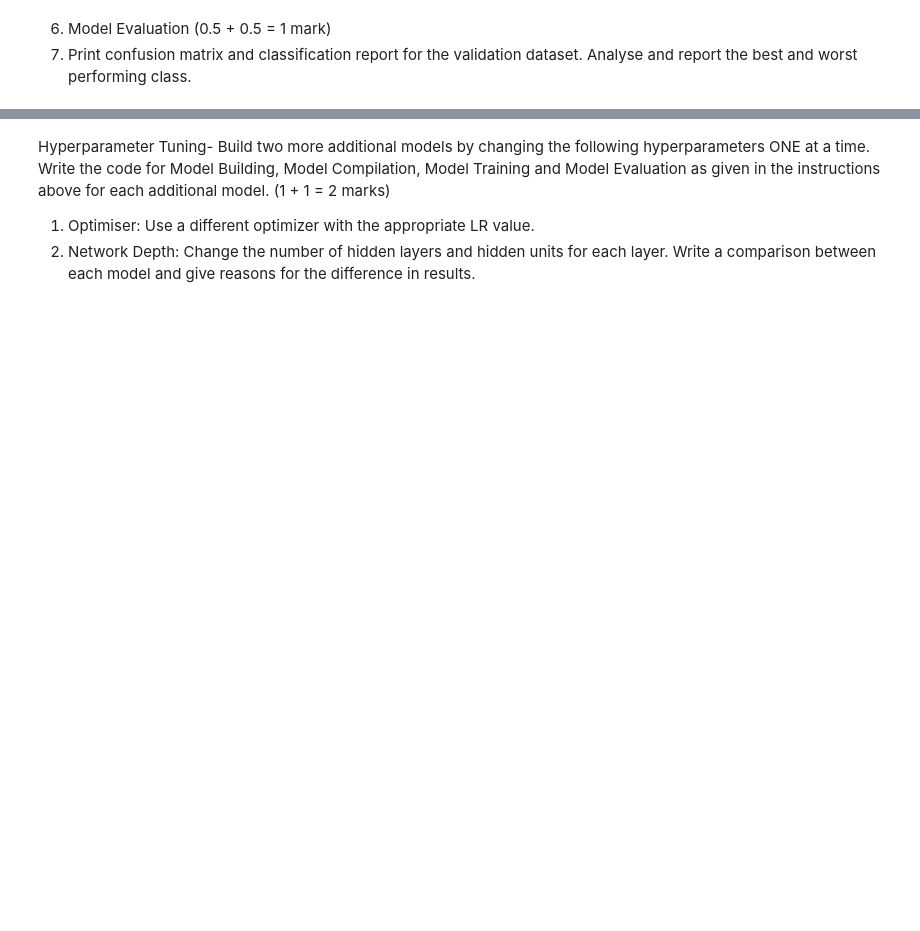
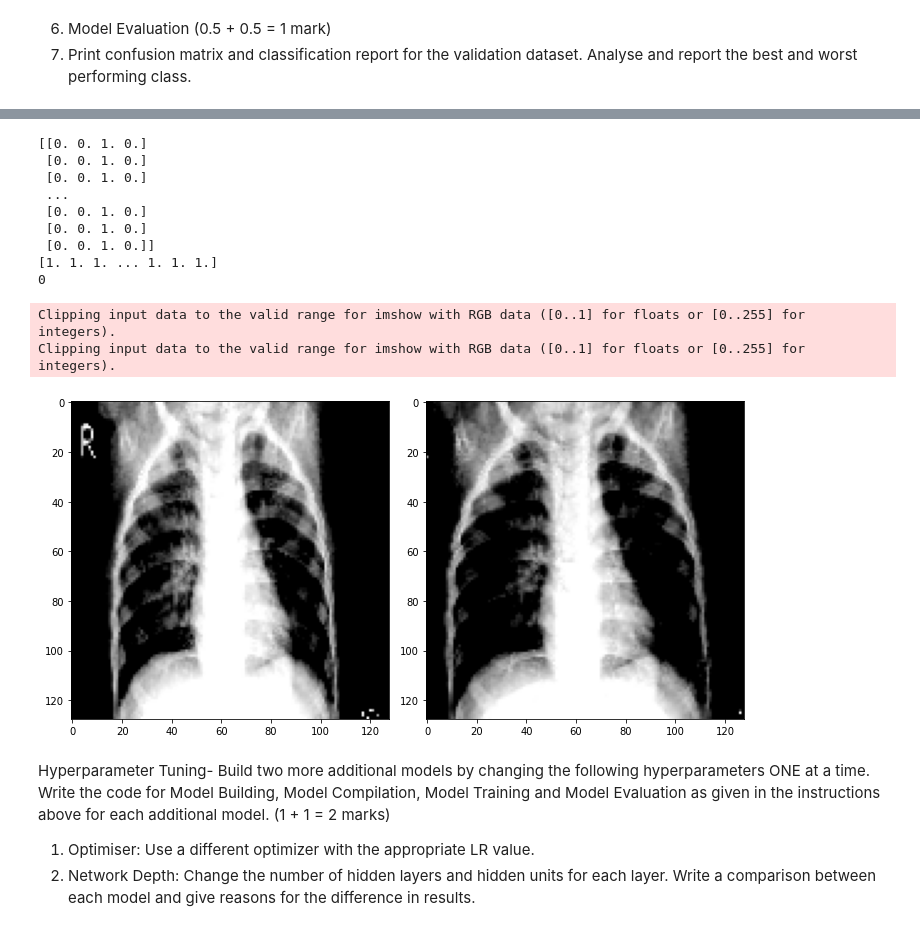
Before and after one commit to arindamdeyofficial/XRay_Pneumonia_Deep_Nural_Network_Analysis, a Jupyter notebook: XRay_Pneumonia_Deep_Nural_Network_Analysis.ipynb, the cells around one changed output, grey strips where cells are left out. Drawn from its saved outputs; the diff is of its cells as text; code cells hidden in the pictures; blank space fills up the shorter version.

```diff
--- a/XRay_Pneumonia_Deep_Nural_Network_Analysis.ipynb
+++ b/XRay_Pneumonia_Deep_Nural_Network_Analysis.ipynb
@@ -395,3 +453,33 @@ array([[8, 0],
+# %%
+def plotImagesFalsePositive(images_arr):
+    fig, axes = plt.subplots(1, 2, figsize=(10,10))
+    axes = axes.flatten()
+    for img, ax in zip( images_arr, axes):
+        ax.imshow(img)
+    plt.tight_layout()
+    plt.show()
+# %%
+print(y_preds_base)
+maxprobabArr = np.amax(y_preds_base, axis=1) #get max value at each row
+print(maxprobabArr)
+index = np.argmin(maxprobabArr) #get min index
+print(index)
+#print the image
+im = [train_generator[0][0][0] for i in range(2)]
+plotImagesFalsePositive(im)
+# %% [output]
+[[0. 0. 1. 0.]
+ [0. 0. 1. 0.]
+ [0. 0. 1. 0.]
+ ...
+ [0. 0. 1. 0.]
+ [0. 0. 1. 0.]
+ [0. 0. 1. 0.]]
+[1. 1. 1. ... 1. 1. 1.]
+0
+Clipping input data to the valid range for imshow with RGB data ([0..1] for floats or [0..255] for integers).
+Clipping input data to the valid range for imshow with RGB data ([0..1] for floats or [0..255] for integers).
+[figure, added]
 # %% [markdown]
 Hyperparameter Tuning- Build two more additional models by changing the following hyperparameters ONE at a time. Write the code for Model Building, Model Compilation, Model Training and Model Evaluation as given in the instructions above for each additional model. (1 + 1 = 2 marks)
 
```
Also changed, not shown: parts of 80 cells of this notebook.
